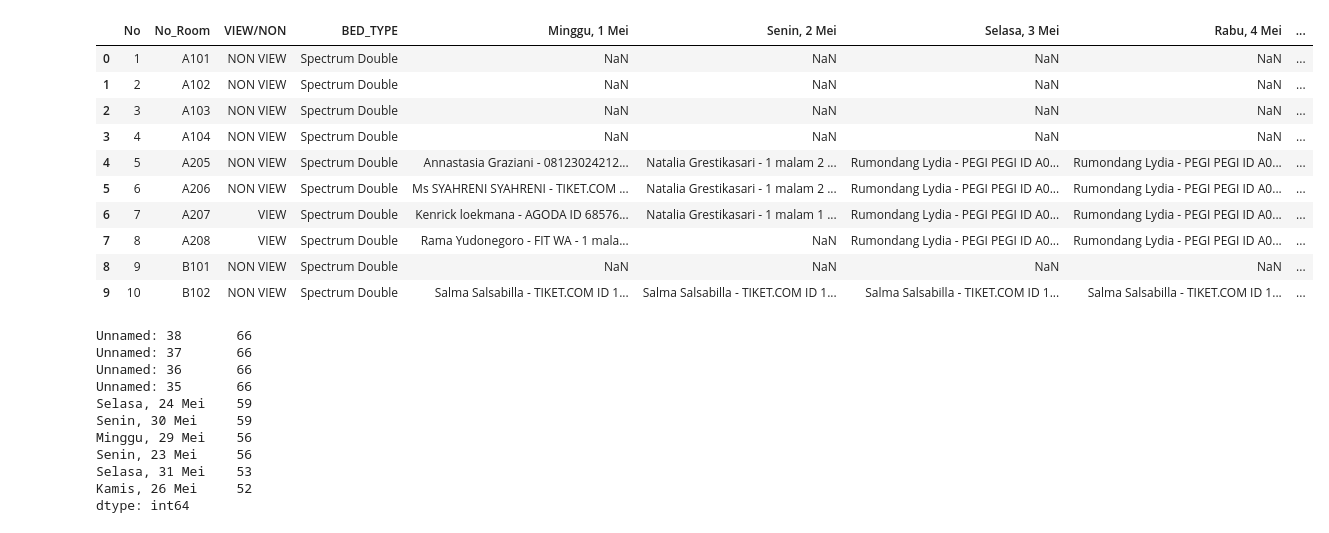
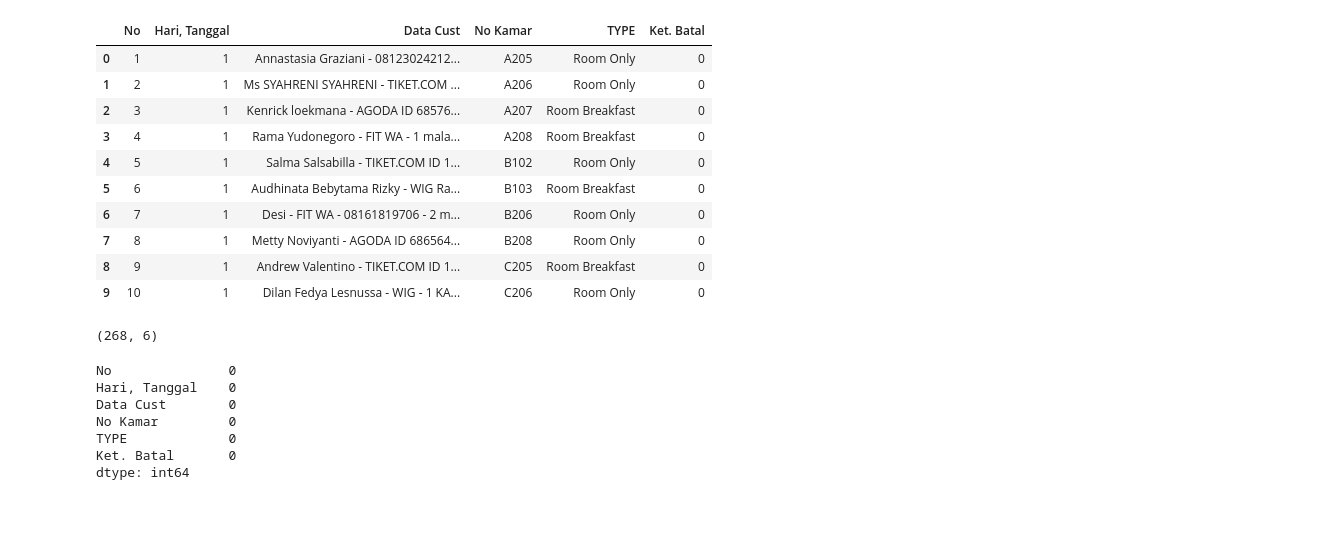
Before and after one commit to KurniaKhaikal/EDA_MYDORMYHOSTELUMM, a Jupyter notebook: EDA_MyDormyHostelUMM.ipynb, the cells around one changed output. Cells and saved outputs as stored; diff of their text form; code cells hidden in the pictures.

```diff
--- a/EDA_MyDormyHostelUMM.ipynb
+++ b/EDA_MyDormyHostelUMM.ipynb
@@ -28,37 +17,37 @@ import matplotlib.ticker as mtick
 pd.options.display.max_columns = None
 # %%
 ## Importing Data
-data = pd.read_csv('/content/Newfixx (1).csv')
+data = pd.read_csv('/content/NewData_Mei (1).csv')
 
 ## Show the first 5 rows of Data
 data.head(10)
 # %% [output]
-|  | No | No_Room | VIEW/NON | BED_TYPE | Minggu, 1 Mei | Senin, 2 Mei | Selasa, 3 Mei | Rabu, 4 Mei | ... |
-| 0 | 1 | A101 | NON VIEW | Spectrum Double | NaN | NaN | NaN | NaN | ... |
-| 1 | 2 | A102 | NON VIEW | Spectrum Double | NaN | NaN | NaN | NaN | ... |
-| 2 | 3 | A103 | NON VIEW | Spectrum Double | NaN | NaN | NaN | NaN | ... |
-| 3 | 4 | A104 | NON VIEW | Spectrum Double | NaN | NaN | NaN | NaN | ... |
-| 4 | 5 | A205 | NON VIEW | Spectrum Double | Annastasia Graziani - 08123024212... | Natalia Grestikasari - 1 malam 2 ... | Rumondang Lydia - PEGI PEGI ID A0... | Rumondang Lydia - PEGI PEGI ID A0... | ... |
-| 5 | 6 | A206 | NON VIEW | Spectrum Double | Ms SYAHRENI SYAHRENI - TIKET.COM ... | Natalia Grestikasari - 1 malam 2 ... | Rumondang Lydia - PEGI PEGI ID A0... | Rumondang Lydia - PEGI PEGI ID A0... | ... |
-| 6 | 7 | A207 | VIEW | Spectrum Double | Kenrick loekmana - AGODA ID 68576... | Natalia Grestikasari - 1 malam 1 ... | Rumondang Lydia - PEGI PEGI ID A0... | Rumondang Lydia - PEGI PEGI ID A0... | ... |
-| 7 | 8 | A208 | VIEW | Spectrum Double | Rama Yudonegoro - FIT WA - 1 mala... | NaN | Rumondang Lydia - PEGI PEGI ID A0... | Rumondang Lydia - PEGI PEGI ID A0... | ... |
-| 8 | 9 | B101 | NON VIEW | Spectrum Double | NaN | NaN | NaN | NaN | ... |
-| 9 | 10 | B102 | NON VIEW | Spectrum Double | Salma Salsabilla - TIKET.COM ID 1... | Salma Salsabilla - TIKET.COM ID 1... | Salma Salsabilla - TIKET.COM ID 1... | Salma Salsabilla - TIKET.COM ID 1... | ... |
+|  | No | Hari, Tanggal | Data Cust | No Kamar | TYPE | Ket. Batal |
+| 0 | 1 | 1 | Annastasia Graziani - 08123024212... | A205 | Room Only | 0 |
+| 1 | 2 | 1 | Ms SYAHRENI SYAHRENI - TIKET.COM ... | A206 | Room Only | 0 |
+| 2 | 3 | 1 | Kenrick loekmana - AGODA ID 68576... | A207 | Room Breakfast | 0 |
+| 3 | 4 | 1 | Rama Yudonegoro - FIT WA - 1 mala... | A208 | Room Breakfast | 0 |
+| 4 | 5 | 1 | Salma Salsabilla - TIKET.COM ID 1... | B102 | Room Only | 0 |
+| 5 | 6 | 1 | Audhinata Bebytama Rizky - WIG Ra... | B103 | Room Breakfast | 0 |
+| 6 | 7 | 1 | Desi - FIT WA - 08161819706 - 2 m... | B206 | Room Only | 0 |
+| 7 | 8 | 1 | Metty Noviyanti - AGODA ID 686564... | B208 | Room Only | 0 |
+| 8 | 9 | 1 | Andrew Valentino - TIKET.COM ID 1... | C205 | Room Breakfast | 0 |
+| 9 | 10 | 1 | Dilan Fedya Lesnussa - WIG - 1 KA... | C206 | Room Only | 0 |
 # %%
 df = data.copy()
+# %%
+df.shape
+# %% [output]
+(268, 6)
 # %%
-data.isnull().sum().sort_values(ascending=False)[:10]
+data.isnull().sum().sort_values(ascending=False)[:39]
 # %% [output]
-Unnamed: 38       66
-Unnamed: 37       66
-Unnamed: 36       66
-Unnamed: 35       66
-Selasa, 24 Mei    59
-Senin, 30 Mei     59
-Minggu, 29 Mei    56
-Senin, 23 Mei     56
-Selasa, 31 Mei    53
-Kamis, 26 Mei     52
+No               0
+Hari, Tanggal    0
+Data Cust        0
+No Kamar         0
+TYPE             0
+Ket. Batal       0
 dtype: int64
 # %%
 df.dtypes
```
Also changed, not shown: parts of 17 cells of this notebook.
